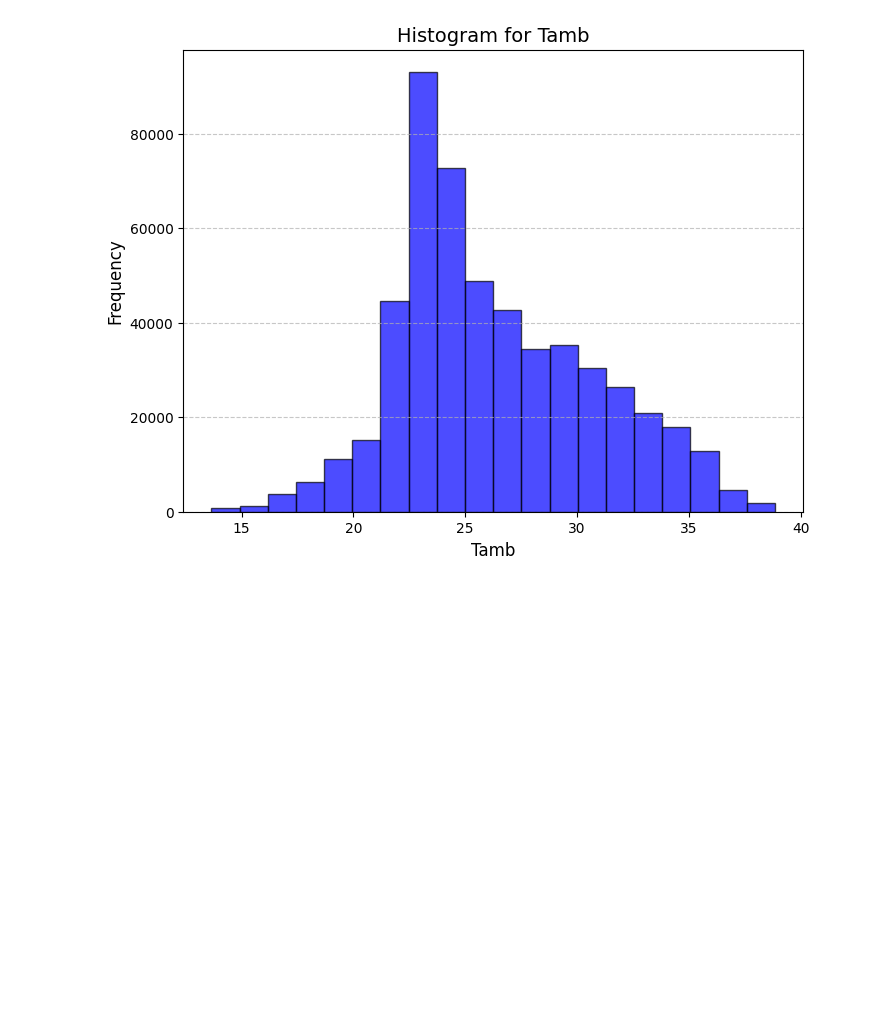
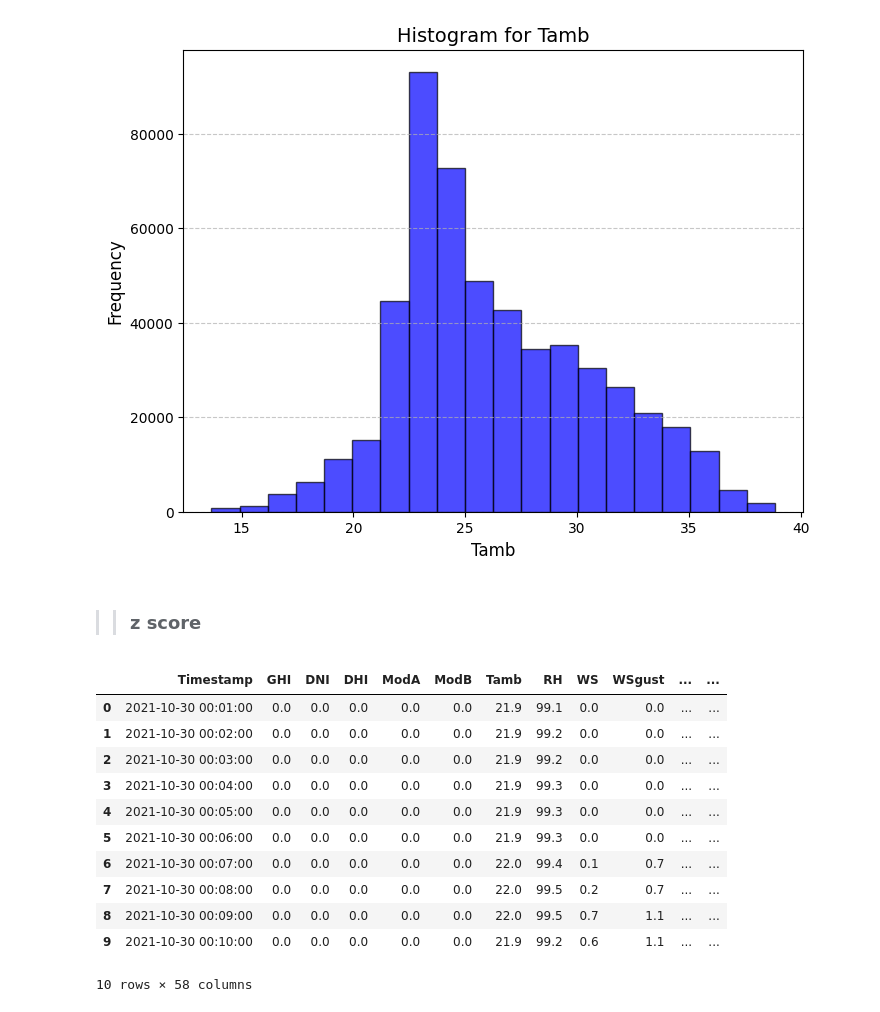
Before and after one commit to naolatomsa/MoonLight-Energy-Solutions-, a Jupyter notebook: notebooks/sierraleoneBumbuna.ipynb, the cells around one changed output. Cells and saved outputs as stored; diff of their text form; code cells hidden in the pictures; blank space fills up the shorter version.

```diff
--- a/notebooks/sierraleoneBumbuna.ipynb
+++ b/notebooks/sierraleoneBumbuna.ipynb
@@ -553,3 +553,25 @@ plot_histograms(data, columns=columns_to_plot, bins=20, color='blue')
 [figure]
 [figure]
 [figure]
+# %% [markdown]
+>> ### z score
+# %%
+from scripts.zScore import z_score_analysis
+
+z_score_threshold = 3
+results = z_score_analysis(data, threshold=z_score_threshold)
+# %%
+results.head(10)
+# %% [output]
+|  | Timestamp | GHI | DNI | DHI | ModA | ModB | Tamb | RH | WS | WSgust | ... | ... |
+| 0 | 2021-10-30 00:01:00 | 0.0 | 0.0 | 0.0 | 0.0 | 0.0 | 21.9 | 99.1 | 0.0 | 0.0 | ... | ... |
+| 1 | 2021-10-30 00:02:00 | 0.0 | 0.0 | 0.0 | 0.0 | 0.0 | 21.9 | 99.2 | 0.0 | 0.0 | ... | ... |
+| 2 | 2021-10-30 00:03:00 | 0.0 | 0.0 | 0.0 | 0.0 | 0.0 | 21.9 | 99.2 | 0.0 | 0.0 | ... | ... |
+| 3 | 2021-10-30 00:04:00 | 0.0 | 0.0 | 0.0 | 0.0 | 0.0 | 21.9 | 99.3 | 0.0 | 0.0 | ... | ... |
+| 4 | 2021-10-30 00:05:00 | 0.0 | 0.0 | 0.0 | 0.0 | 0.0 | 21.9 | 99.3 | 0.0 | 0.0 | ... | ... |
+| 5 | 2021-10-30 00:06:00 | 0.0 | 0.0 | 0.0 | 0.0 | 0.0 | 21.9 | 99.3 | 0.0 | 0.0 | ... | ... |
+| 6 | 2021-10-30 00:07:00 | 0.0 | 0.0 | 0.0 | 0.0 | 0.0 | 22.0 | 99.4 | 0.1 | 0.7 | ... | ... |
+| 7 | 2021-10-30 00:08:00 | 0.0 | 0.0 | 0.0 | 0.0 | 0.0 | 22.0 | 99.5 | 0.2 | 0.7 | ... | ... |
+| 8 | 2021-10-30 00:09:00 | 0.0 | 0.0 | 0.0 | 0.0 | 0.0 | 22.0 | 99.5 | 0.7 | 1.1 | ... | ... |
+| 9 | 2021-10-30 00:10:00 | 0.0 | 0.0 | 0.0 | 0.0 | 0.0 | 21.9 | 99.2 | 0.6 | 1.1 | ... | ... |
+10 rows × 58 columns
```
Also changed, not shown: 4 other files.
